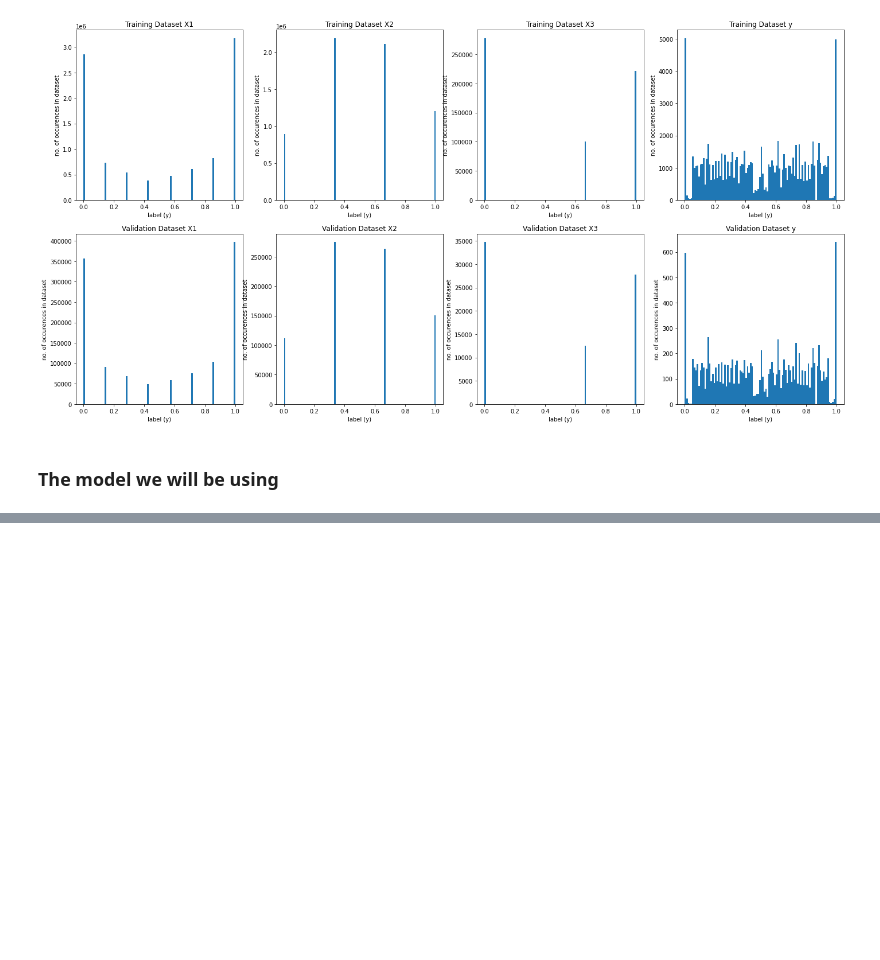
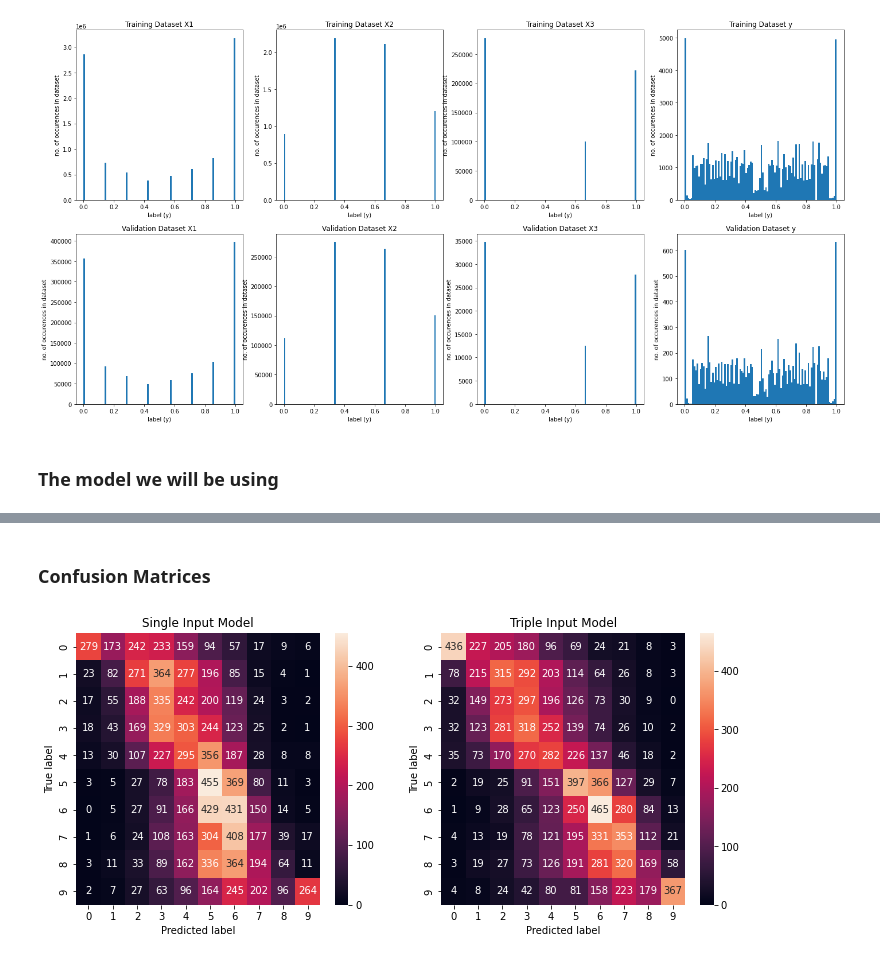
Before and after one commit to owenjaques/chessbot, a Jupyter notebook: neural_networks/models.ipynb, the cells around one changed output, grey strips where cells are left out. Cells and saved outputs as stored; diff of their text form; code cells hidden in the pictures; blank space fills up the shorter version.

```diff
--- a/neural_networks/models.ipynb
+++ b/neural_networks/models.ipynb
@@ -443,0 +448,24 @@ Board('7r/k1K5/7p/7P/4PP1P/p1p5/P1P5/8 b - - 7 59')
+# %% [markdown]
+### Confusion Matrices
+# %%
+from sklearn.metrics import confusion_matrix
+import seaborn as sns
+
+def plot_confusion_matrix(predictions, testing_data, ax):
+    # Bin the data into continuous intervals, then plot a confusion matrix
+    predictions_binned = np.digitize(predictions, bins=np.linspace(0, 1.01, 11))
+    y_binned = np.digitize(testing_data.y, bins=np.linspace(0, 1.01, 11))
+    cm = confusion_matrix(y_binned, predictions_binned)
+    sns.heatmap(cm, annot=True, fmt='d', ax=ax)
+
+_, ax = plt.subplots(nrows=1, ncols=2, figsize=(12, 5))
+
+plot_confusion_matrix(single_input_predictions, single_input_testing_data, ax[0])
+plot_confusion_matrix(triple_input_predictions, triple_input_testing_data, ax[1])
+
+ax[0].set(xlabel='Predicted label', ylabel='True label', title='Single Input Model')
+ax[1].set(xlabel='Predicted label', ylabel='True label', title='Triple Input Model')
+
+plt.show()
+# %% [output]
+[figure, added]
```
Also changed, not shown: parts of 30 cells of this notebook.
